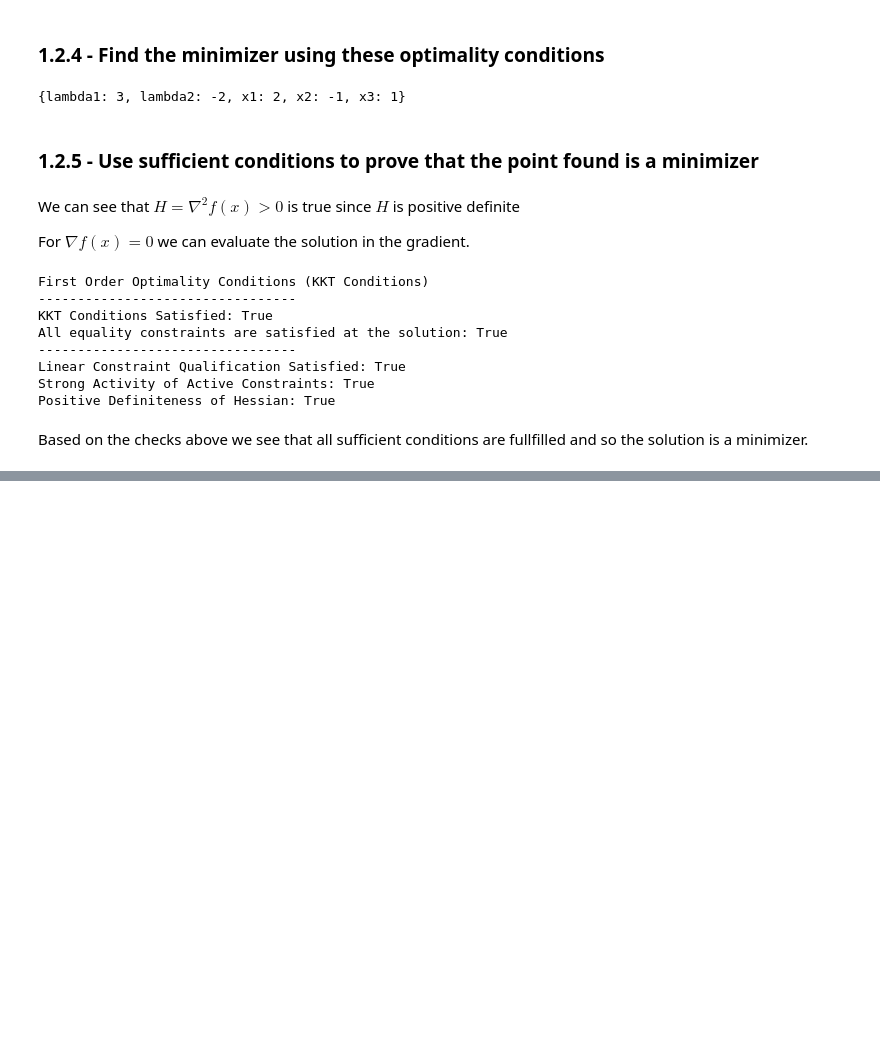
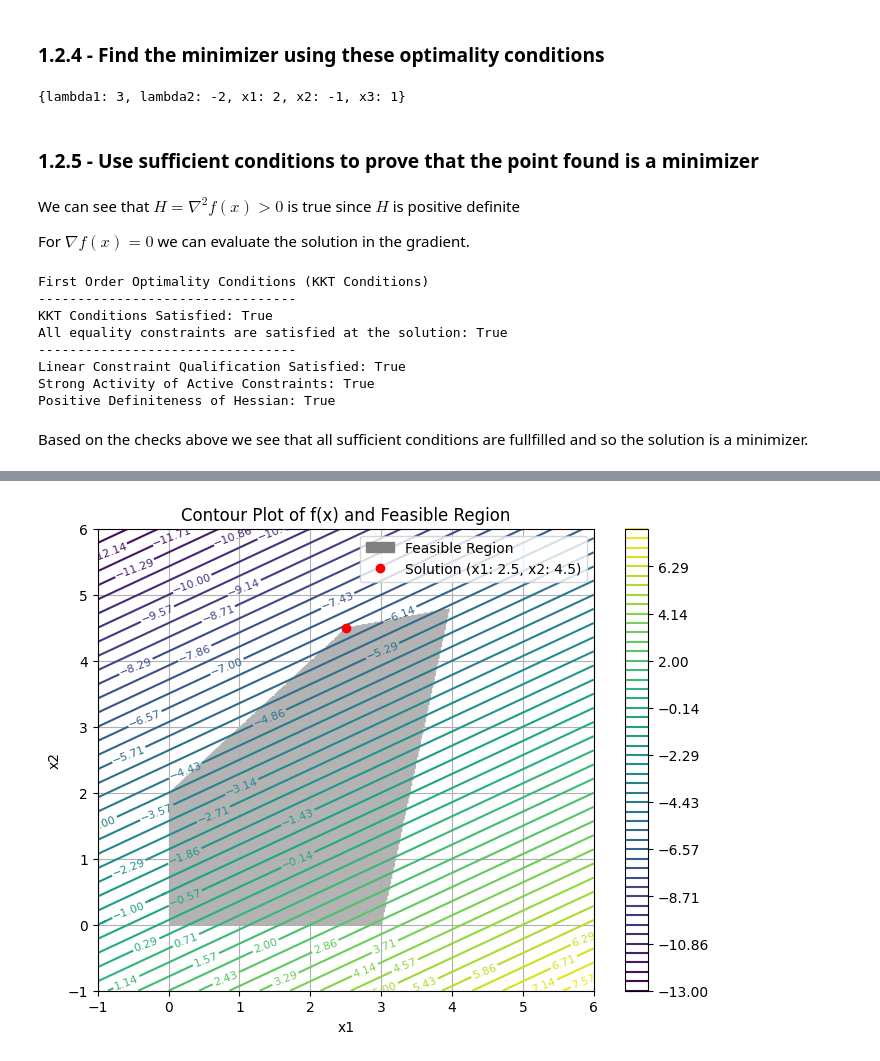
Before and after one commit to wdmdev/copti, a Jupyter notebook: notebooks/week2.ipynb, the cells around one changed output, grey strips where cells are left out. Saved outputs shown, nothing was run; the diff lists cells and outputs as text; code cells hidden in the pictures; blank space fills up the shorter version.

```diff
--- a/notebooks/week2.ipynb
+++ b/notebooks/week2.ipynb
@@ -462,0 +763,67 @@ Based on the checks above we see that all sufficient conditions are fullfilled a
+# %%
+import numpy as np
+import matplotlib as mpl
+import matplotlib.pyplot as plt
+import matplotlib.patches as mpatches
+
+# Define the function f(x) = g^T x
+def f(x, g):
+    return np.dot(g.T, x)
+
+# Define the constraints c(x) = A^T x - b
+def c(x, A, b):
+    return np.dot(A.T, x) - b
+
+# Given vectors and matrices
+g = np.array([1, -2])
+A = np.array([[1, 0, 1, 1, -5], [0, 1, -1, -5, 1]])
+b = np.array([0, 0, -2, -20, -15])
+
+# Create a meshgrid for the x values
+x1 = np.linspace(-1, 6, 400)
+x2 = np.linspace(-1, 6, 400)
+X1, X2 = np.meshgrid(x1, x2)
+Z = np.zeros(X1.shape)
+
+# Evaluate f(x) over the grid
+for i in range(X1.shape[0]):
+    for j in range(X1.shape[1]):
+        x = np.array([X1[i, j], X2[i, j]])
+        Z[i, j] = f(x, g)
+
+# Evaluate constraints and find the feasible region
+feasible = np.ones(X1.shape, dtype=bool)
+for i in range(A.shape[1]):
+    for j in range(X1.shape[0]):
+        for k in range(X1.shape[1]):
+            x = np.array([X1[j, k], X2[j, k]])
+            if c(x, A[:, i:i+1], b[i]) < 0:
+                feasible[j, k] = False
+
+# Plotting
+plt.figure(figsize=(8, 6))
+
+# Adjust contour levels to improve visibility around zero
+levels = np.linspace(Z.min(), Z.max(), 50)  # More uniform distribution of levels
+contour = plt.contour(X1, X2, Z, levels=levels)
+plt.clabel(contour, inline=True, fontsize=8)
+
+plt.imshow(feasible, extent=(x1.min(), x1.max(), x2.min(), x2.max()), origin='lower', alpha=0.3, cmap='Greys', aspect='auto')
+
+# Plot solution {x1: 5/2, x2: 9/2}
+plt.plot(5/2, 9/2, 'ro')
+
+# Create a custom legend for the feasible region
+grey_patch = mpatches.Patch(color='grey', label='Feasible Region')
+sol_dot = mpl.lines.Line2D([], [], color='red', marker='o', linestyle='None', label="Solution (x1: 2.5, x2: 4.5)") #type: ignore
+plt.legend(handles=[grey_patch, sol_dot])
+
+
+plt.colorbar(contour)
+plt.title('Contour Plot of f(x) and Feasible Region')
+plt.xlabel('x1')
+plt.ylabel('x2')
+plt.grid(True)
+plt.show()
+# %% [output]
+[figure, added]
```
Also changed, not shown: parts of 27 cells of this notebook.
